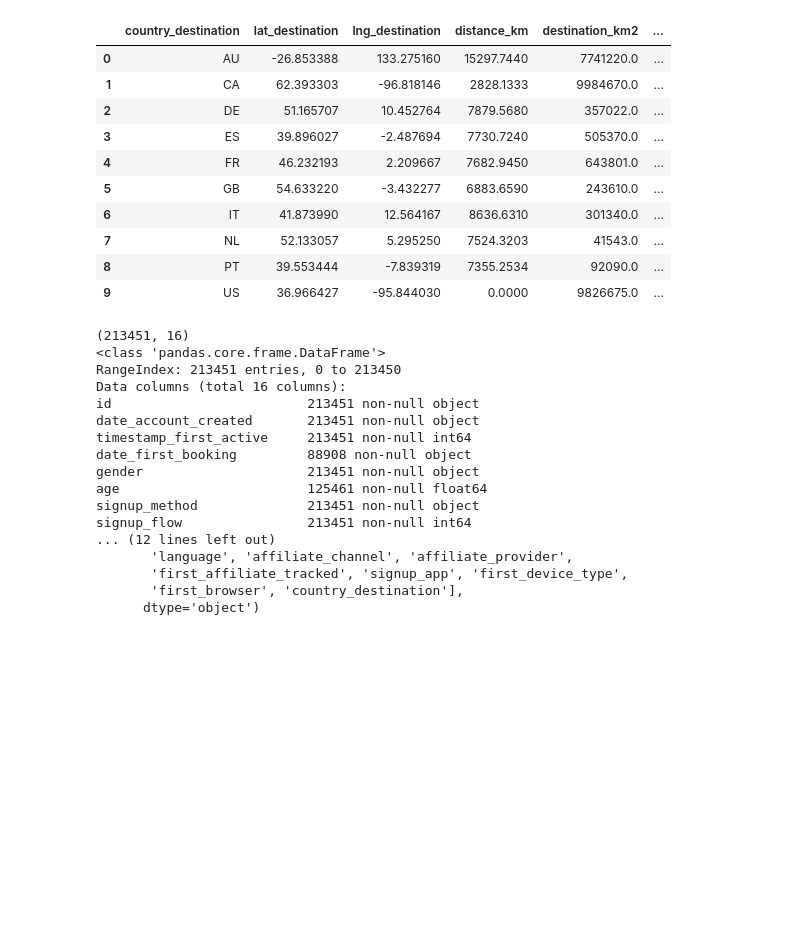
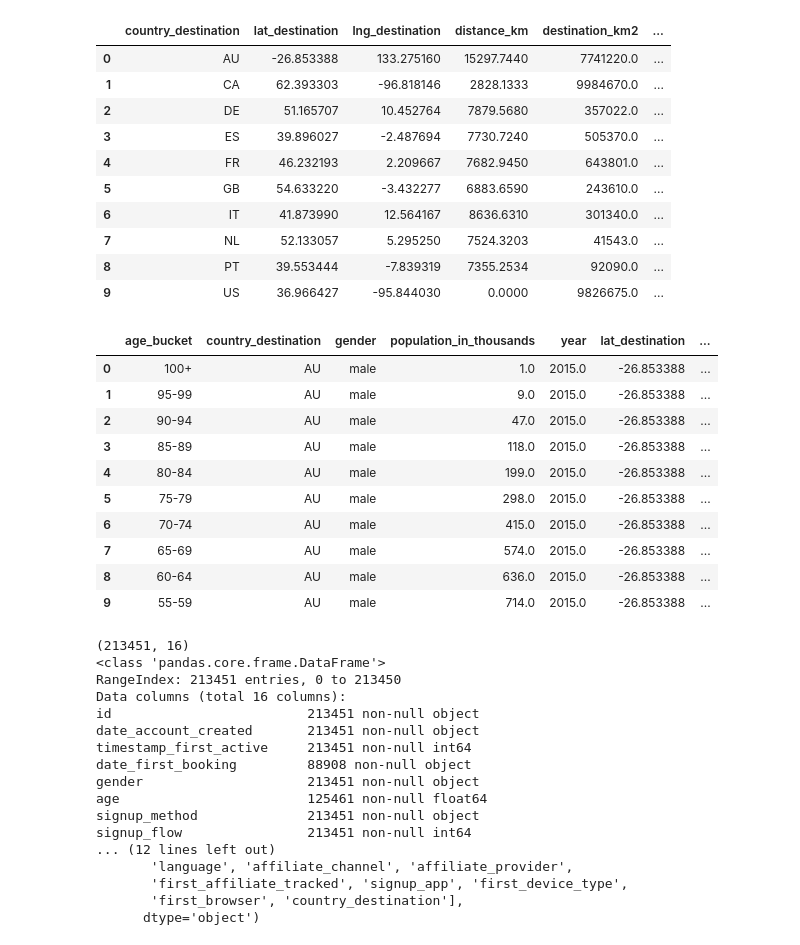
Before and after one commit to conniegithub/7-Travel-Booking-in-Python, a Jupyter notebook: Travel Python.ipynb, the cells around one changed output. Drawn from its saved outputs; the diff is of its cells as text; code cells hidden in the pictures; blank space fills up the shorter version.

```diff
--- a/Travel Python.ipynb
+++ b/Travel Python.ipynb
@@ -60,6 +88,21 @@ countries
 | 7 | NL | 52.133057 | 5.295250 | 7524.3203 | 41543.0 | ... |
 | 8 | PT | 39.553444 | -7.839319 | 7355.2534 | 92090.0 | ... |
 | 9 | US | 36.966427 | -95.844030 | 0.0000 | 9826675.0 | ... |
+# %%
+# Merge Tables Based on Destination (not sure if this is helpful)
+pd.merge(age_gender, countries, on="country_destination").head(10)
+# %% [output]
+|  | age_bucket | country_destination | gender | population_in_thousands | year | lat_destination | ... |
+| 0 | 100+ | AU | male | 1.0 | 2015.0 | -26.853388 | ... |
+| 1 | 95-99 | AU | male | 9.0 | 2015.0 | -26.853388 | ... |
+| 2 | 90-94 | AU | male | 47.0 | 2015.0 | -26.853388 | ... |
+| 3 | 85-89 | AU | male | 118.0 | 2015.0 | -26.853388 | ... |
+| 4 | 80-84 | AU | male | 199.0 | 2015.0 | -26.853388 | ... |
+| 5 | 75-79 | AU | male | 298.0 | 2015.0 | -26.853388 | ... |
+| 6 | 70-74 | AU | male | 415.0 | 2015.0 | -26.853388 | ... |
+| 7 | 65-69 | AU | male | 574.0 | 2015.0 | -26.853388 | ... |
+| 8 | 60-64 | AU | male | 636.0 | 2015.0 | -26.853388 | ... |
+| 9 | 55-59 | AU | male | 714.0 | 2015.0 | -26.853388 | ... |
 # %%
 print(train_users.shape)
 train_users.info()
```
Also changed, not shown: parts of 3 cells of this notebook.
